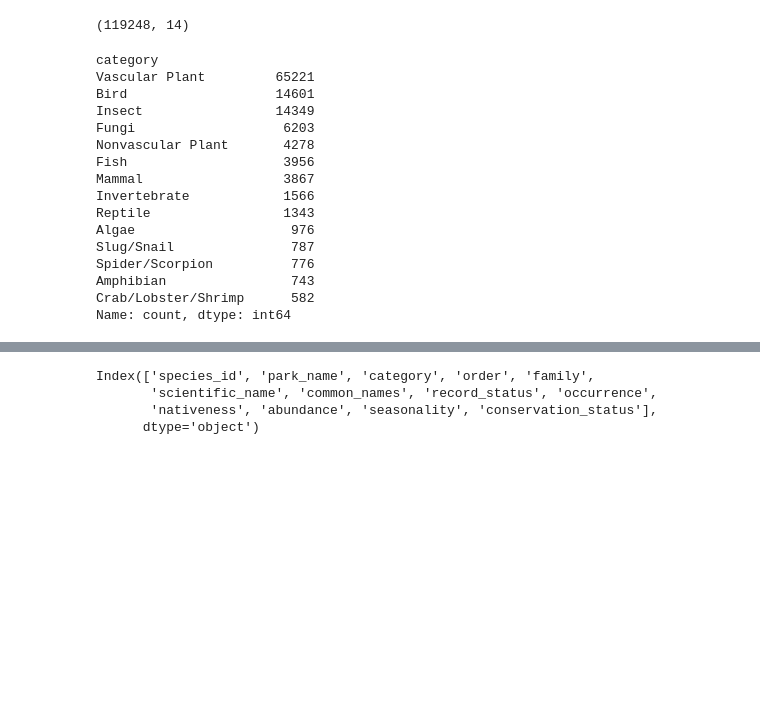
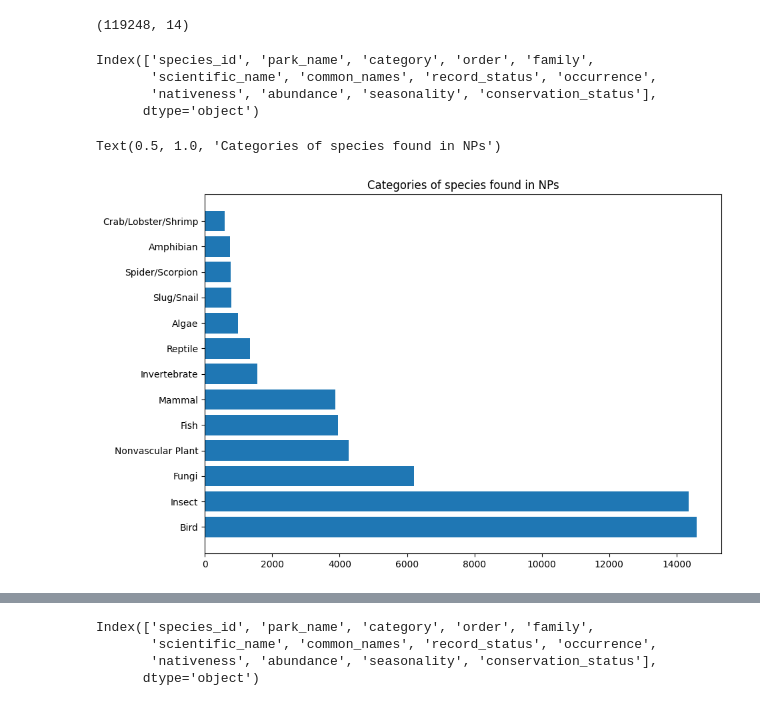
Before and after one commit to mtarrago/IH_final_project, a Jupyter notebook: kaggle_data.ipynb, the cells around one changed output, grey strips where cells are left out. Saved outputs shown, nothing was run; the diff lists cells and outputs as text; code cells hidden in the pictures; blank space fills up the shorter version.

```diff
--- a/kaggle_data.ipynb
+++ b/kaggle_data.ipynb
@@ -33,25 +34,23 @@ memory usage: 2.8+ KB
 species.shape
 # %% [output]
 (119248, 14)
-# %%
-species['category'].value_counts()
-# %% [output]
-category
-Vascular Plant         65221
-Bird                   14601
-Insect                 14349
-Fungi                   6203
-Nonvascular Plant       4278
-Fish                    3956
-Mammal                  3867
-Invertebrate            1566
-Reptile                 1343
-Algae                    976
-Slug/Snail               787
-Spider/Scorpion          776
-Amphibian                743
-Crab/Lobster/Shrimp      582
-Name: count, dtype: int64
+# %%
+species.columns
+# %% [output]
+Index(['species_id', 'park_name', 'category', 'order', 'family',
+       'scientific_name', 'common_names', 'record_status', 'occurrence',
+       'nativeness', 'abundance', 'seasonality', 'conservation_status'],
+      dtype='object')
+# %%
+sp_types = species['category'].value_counts()
+df_sp_types = pd.DataFrame(sp_types)
+# %%
+plt.figure(figsize=(10,7))
+plt.barh(df_sp_types.index,df_sp_types['count'])
+plt.title('Categories of species found in NPs')
+# %% [output]
+Text(0.5, 1.0, 'Categories of species found in NPs')
+[figure, added]
 # %%
 parks = parks.rename(columns={'Park Code': 'park_code', 'Park Name': 'park_name', 'State': 'state', 'Acres': 'acres', 'Latitude':'latitude', 'Longitude': 'longitude'})
 # %%
```
Also changed, not shown: parts of 8 cells of this notebook, 6 other files.
